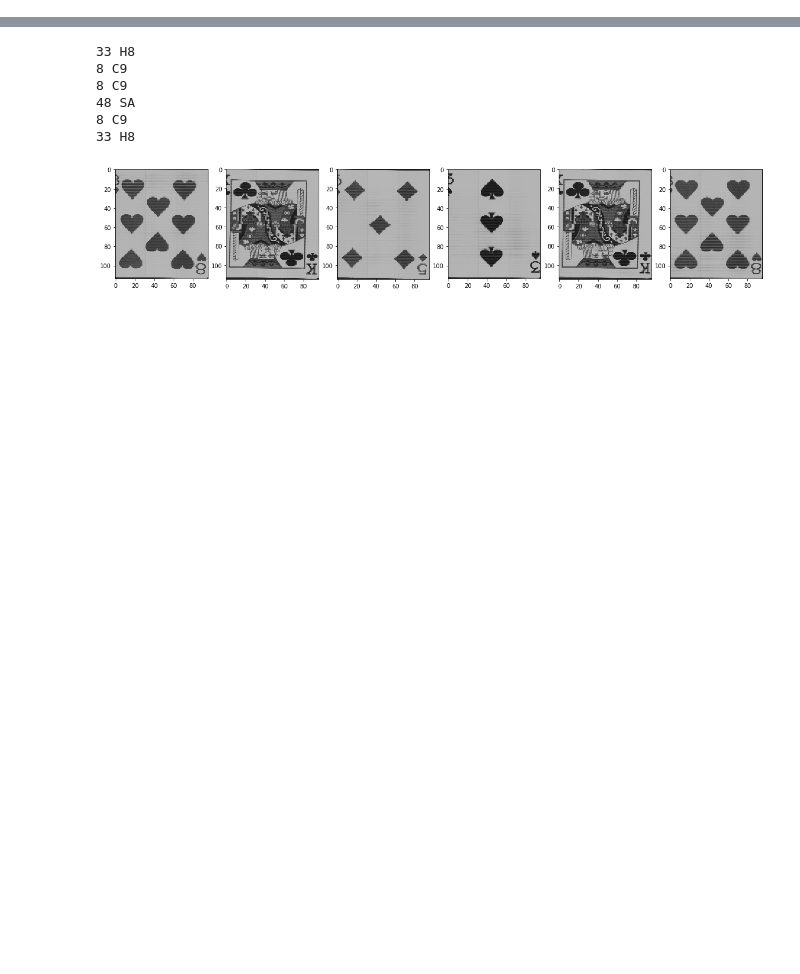
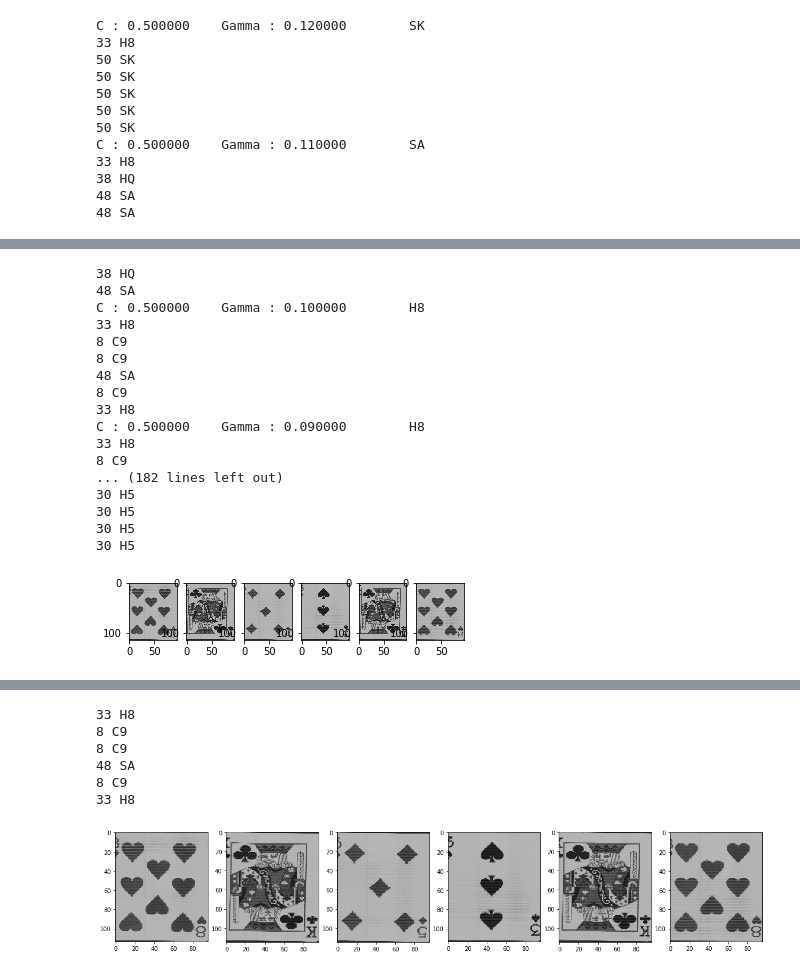
Before and after one commit to KangDoHyeong/PlayingCardsDetection, a Jupyter notebook: Doh/1208 HOG Show.ipynb, the cells around one changed output, grey strips where cells are left out. Cells and saved outputs as stored; diff of their text form; code cells hidden in the pictures; blank space fills up the shorter version.

```diff
--- a/Doh/1208 HOG Show.ipynb
+++ b/Doh/1208 HOG Show.ipynb
@@ -4,0 +37,59 @@ import matplotlib.pyplot as plt
+# %%
+Clist = [0.5, 0.7, 1, 1.2, 1.5]
+Glist = [0.12, 0.11, 0.1, 0.09, 0.08, 0.07]
+img = cv2.imread('cards_new.jpg')
+im_bw = cv2.cvtColor(img, cv2.COLOR_RGB2GRAY)
+thresh, im_bw = cv2.threshold(im_bw, 100, 255, 0)
+
+
+contours, hierarchy = cv2.findContours(im_bw.copy(), cv2.RETR_TREE, cv2.CHAIN_APPROX_SIMPLE)
+rects = [cv2.boundingRect(each) for each in contours]
+rects2 = [(x,y,w,h) for (x,y,w,h) in rects if ((w>=95)&(w<=100)&(h>=113)&(h<=117))]
+# rects2 = [(x,y,w,h) for (x,y,w,h) in rects if ((w>=50)&(w<=50)&(h>=50)&(h<=50))]
+imgimg=img.copy()
+for rect in rects2:
+    # Draw the rectangles
+    cv2.rectangle(imgimg, (rect[0], rect[1]),
+                  (rect[0] + rect[2], rect[1] + rect[3]), (0, 255, 0), 5)
+for c in Clist:
+    for g in Glist:
+        svm = cv2.ml.SVM_create()
+        svm.setType(cv2.ml.SVM_C_SVC)
+        svm.setKernel(cv2.ml.SVM_RBF)
+        svm.setC(c)
+        svm.setGamma(g)
+        svm.train(train_desc, cv2.ml.ROW_SAMPLE, train_labels)
+        desc = hog.compute(img_resize)
+        test_desc = np.array(desc).astype(np.float32)
+
+        _, res = svm.predict(test_desc.T)
+        print('C : %2f\tGamma : %2f\t'%(c,g))
+        tmp = 1
+#         plt.figure(figsize=(20,30))
+        for i in rects2:
+        #     print(i)
+        #     print(img, img.shape)
+            plt.subplot(1,len(rects2), tmp)
+            tmp+=1
+            plt.imshow(img[i[1]:i[1]+i[3], i[0]:i[0]+i[2]])
+            test_img = img[i[1]:i[1]+i[3], i[0]:i[0]+i[2]]
+            img_resize = cv2.resize(test_img, (96, 128), interpolation=cv2.INTER_AREA)
+
+            desc = hog.compute(img_resize)
+            test_desc = np.array(desc).astype(np.float32)
+
+            _, res = svm.predict(test_desc.T)
+            print(int(res), cardlist[int(res)])
+# %% [output]
+C : 0.500000    Gamma : 0.120000        SK
+33 H8
+50 SK
+50 SK
+50 SK
+50 SK
+50 SK
+C : 0.500000    Gamma : 0.110000        SA
+33 H8
+38 HQ
+48 SA
+48 SA
@@ -5,3 +98,21 @@ import matplotlib.pyplot as plt
+38 HQ
+48 SA
+C : 0.500000    Gamma : 0.100000        H8
+33 H8
+8 C9
+8 C9
+48 SA
+8 C9
+33 H8
+C : 0.500000    Gamma : 0.090000        H8
+33 H8
+8 C9
+... (182 lines left out)
+30 H5
+30 H5
+30 H5
+30 H5
+[figure, added]
 # %%
 img = cv2.imread('cards_new.jpg')
 im_bw = cv2.cvtColor(img, cv2.COLOR_RGB2GRAY)
```
Also changed, not shown: parts of 4 cells of this notebook.
